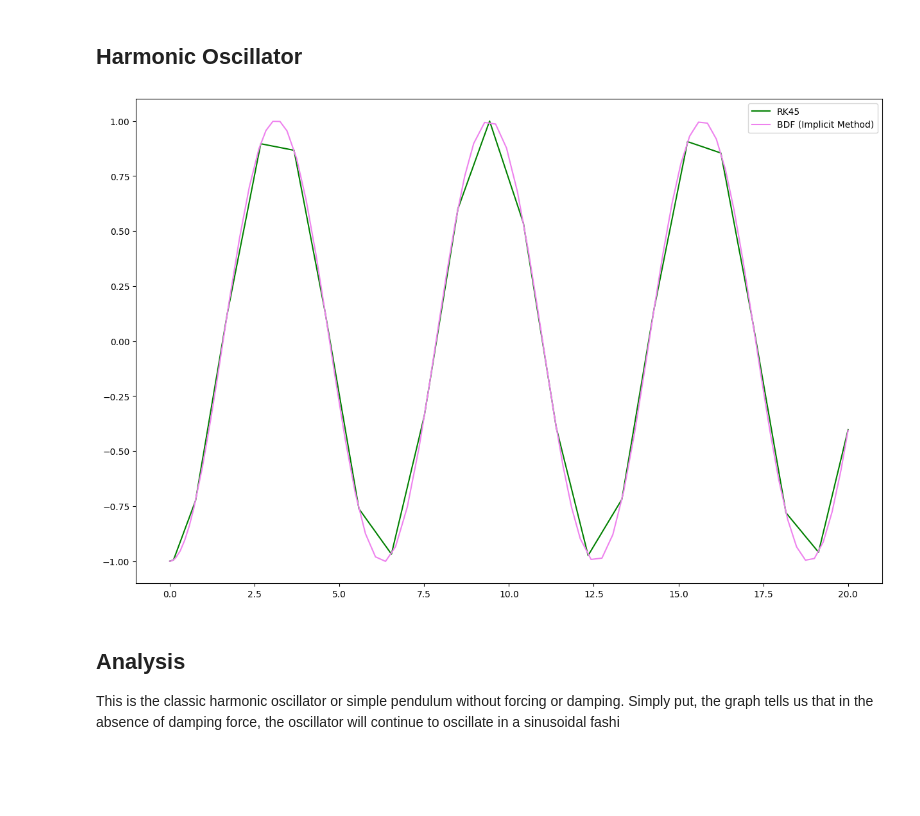
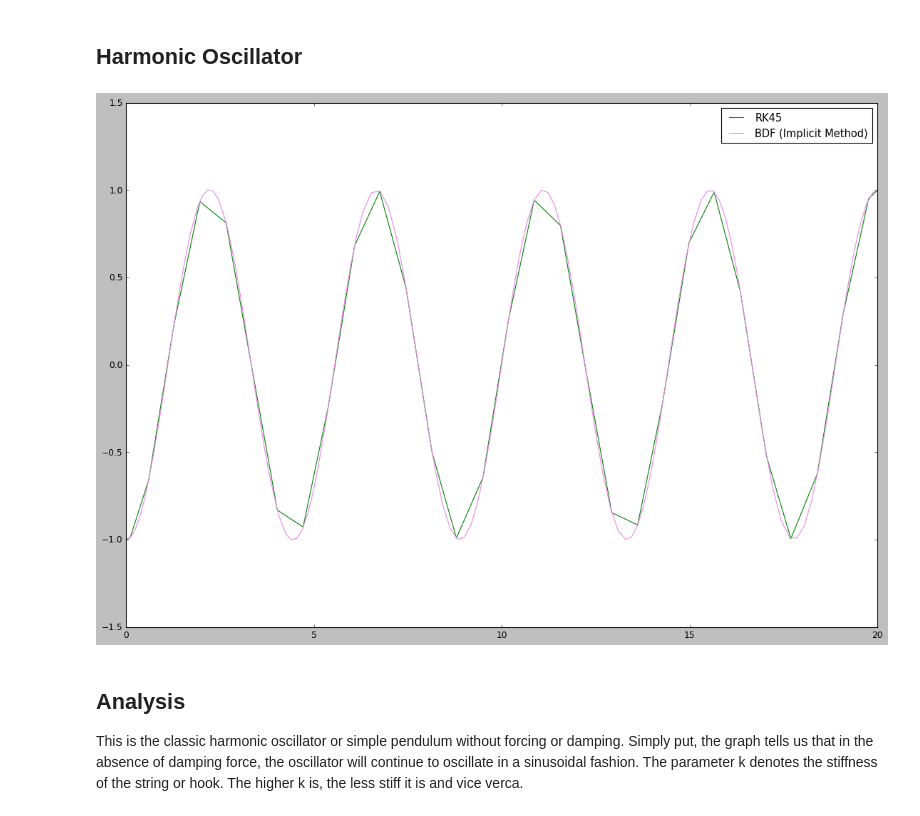
Before and after one commit to evdaev-kh/MathematicalPython, a Jupyter notebook: ODE.ipynb, the cells around one changed output. Cells and saved outputs as stored; diff of their text form; code cells hidden in the pictures; blank space fills up the shorter version.

```diff
--- a/ODE.ipynb
+++ b/ODE.ipynb
@@ -2,6 +2,13 @@
 import numpy as np
 import matplotlib.pyplot as plt
 from scipy.integrate import solve_ivp
+# %%
+# CONFIG Matplotlib Parameters
+themes = ['default', 'classic', 'bmh', 'dark_background', 'fast']
+plt.style.use('classic')                        # theme (use "plt.style.available" method to find out available themes)
+plt.rcParams["figure.figsize"] = (17,11.5)      # figure size
+plt.rcParams["font.size"] = 11                  # font size
+plt.rcParams["text.color"] = "black"            # text color
 # %% [markdown]
 #### We will use the straightforward API from scipy to numerically approximate the solution to an ODE. For uses of the function refer to: https://docs.scipy.org/doc/scipy/reference/generated/scipy.integrate.solve_ivp.html#r179348322575-6
 # %% [markdown]
@@ -114,20 +117,19 @@ x0 = -1
 v0 = 0
 
 #Choose the spring constant and mass of the pendulum
-k = 1
+k = 2
 m = 1
 
 solRK = solve_ivp(harmonicOscillator, [0,20], [x0,v0],method='RK45', args=(k,m), dense_output=True)
 solBDF = solve_ivp(harmonicOscillator, [0,20], [x0,v0],method='BDF', args=(k,m), dense_output=True)
 # %%
-plt.figure(figsize=(15,10), dpi=100)
 plt.plot(solRK.t, solRK.y[0], color='green', label='RK45')
 plt.plot(solBDF.t, solBDF.y[0], color='violet', label='BDF (Implicit Method)')
 plt.legend()
 plt.show()
 # %% [output]
-[figure, old version]
+[figure, new version]
-# %% [markdown]
-## Analysis
-
-This is the classic harmonic oscillator or simple pendulum without forcing or damping. Simply put, the graph tells us that in the absence of damping force, the oscillator will continue to oscillate in a sinusoidal fashi
+# %% [markdown]
+## Analysis
+
+This is the classic harmonic oscillator or simple pendulum without forcing or damping. Simply put, the graph tells us that in the absence of damping force, the oscillator will continue to oscillate in a sinusoidal fashion. The parameter k denotes the stiffness of the string or hook. The higher k is, the less stiff it is and vice verca.
```
Also changed, not shown: parts of 16 cells of this notebook, 3 other files.
